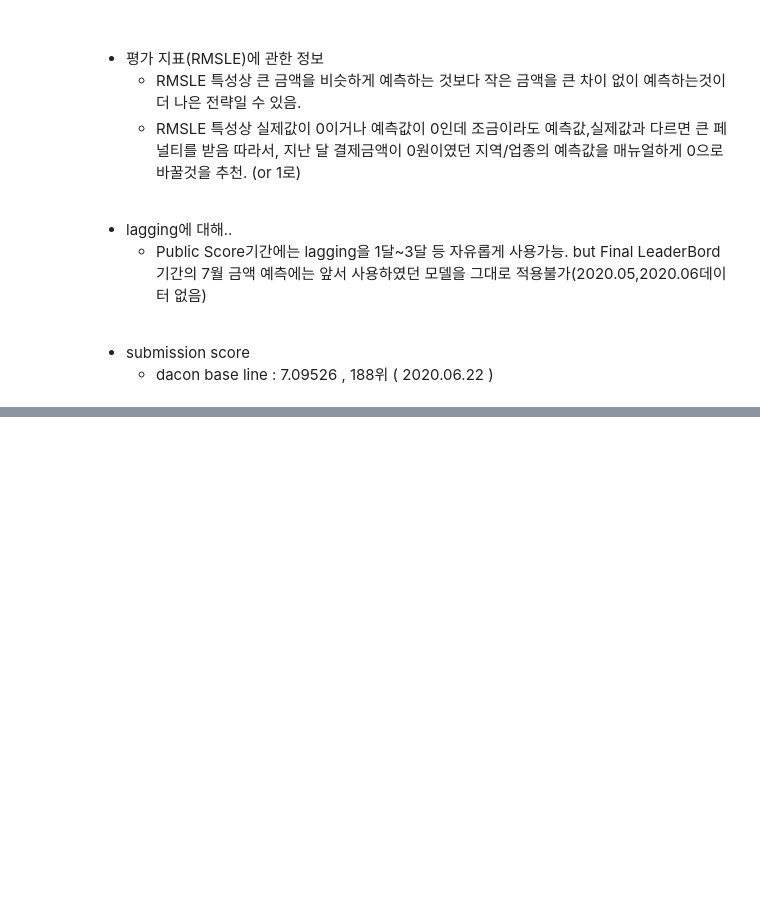
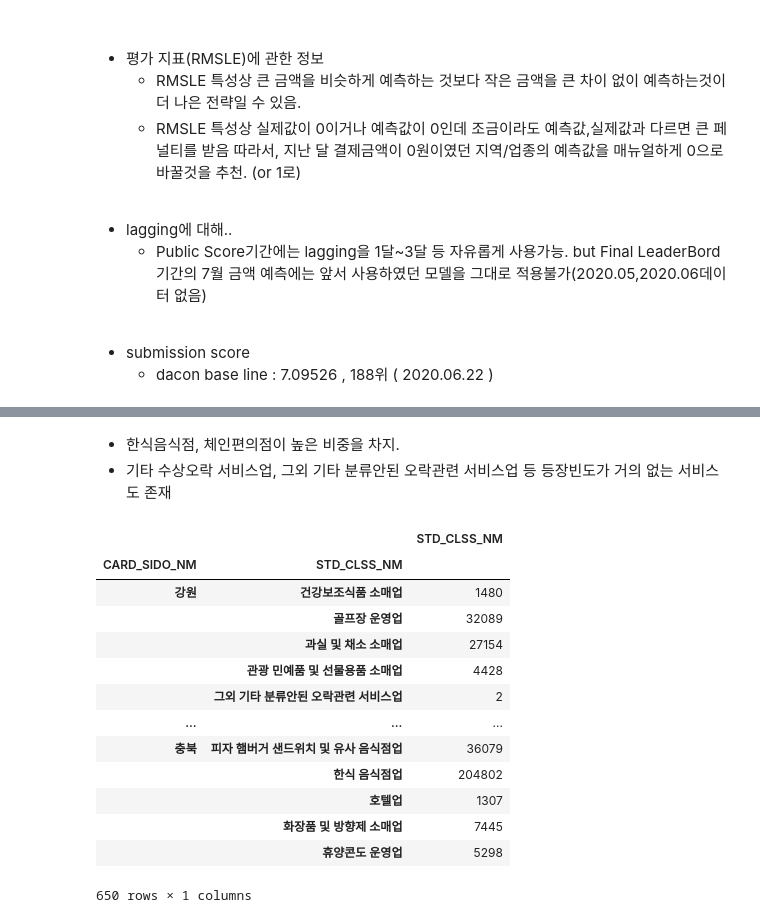
Before and after one commit to bill7845/colab_repo, a Jupyter notebook: dacon_제주카드사용량예측/NOTE_2.ipynb, the cells around one changed output, grey strips where cells are left out. Saved outputs shown, nothing was run; the diff lists cells and outputs as text; code cells hidden in the pictures; blank space fills up the shorter version.

```diff
--- a/dacon_제주카드사용량예측/NOTE_2.ipynb
+++ b/dacon_제주카드사용량예측/NOTE_2.ipynb
@@ -288,0 +163,22 @@ submission
+# %% [markdown]
+* 한식음식점, 체인편의점이 높은 비중을 차지.
+* 기타 수상오락 서비스업, 그외 기타 분류안된 오락관련 서비스업 등 등장빈도가 거의 없는 서비스도 존재
+# %%
+# 각 시,도 별 업종 빈도
+grouped_sido_service = data.groupby(['CARD_SIDO_NM','STD_CLSS_NM'])[['STD_CLSS_NM']].count()
+display(grouped_sido_service)
+# %% [output]
+|  |  | STD_CLSS_NM |
+| CARD_SIDO_NM | STD_CLSS_NM |  |
+| 강원 | 건강보조식품 소매업 | 1480 |
+|  | 골프장 운영업 | 32089 |
+|  | 과실 및 채소 소매업 | 27154 |
+|  | 관광 민예품 및 선물용품 소매업 | 4428 |
+|  | 그외 기타 분류안된 오락관련 서비스업 | 2 |
+| ... | ... | ... |
+| 충북 | 피자 햄버거 샌드위치 및 유사 음식점업 | 36079 |
+|  | 한식 음식점업 | 204802 |
+|  | 호텔업 | 1307 |
+|  | 화장품 및 방향제 소매업 | 7445 |
+|  | 휴양콘도 운영업 | 5298 |
+650 rows × 1 columns
```
Also changed, not shown: parts of 25 cells of this notebook.
